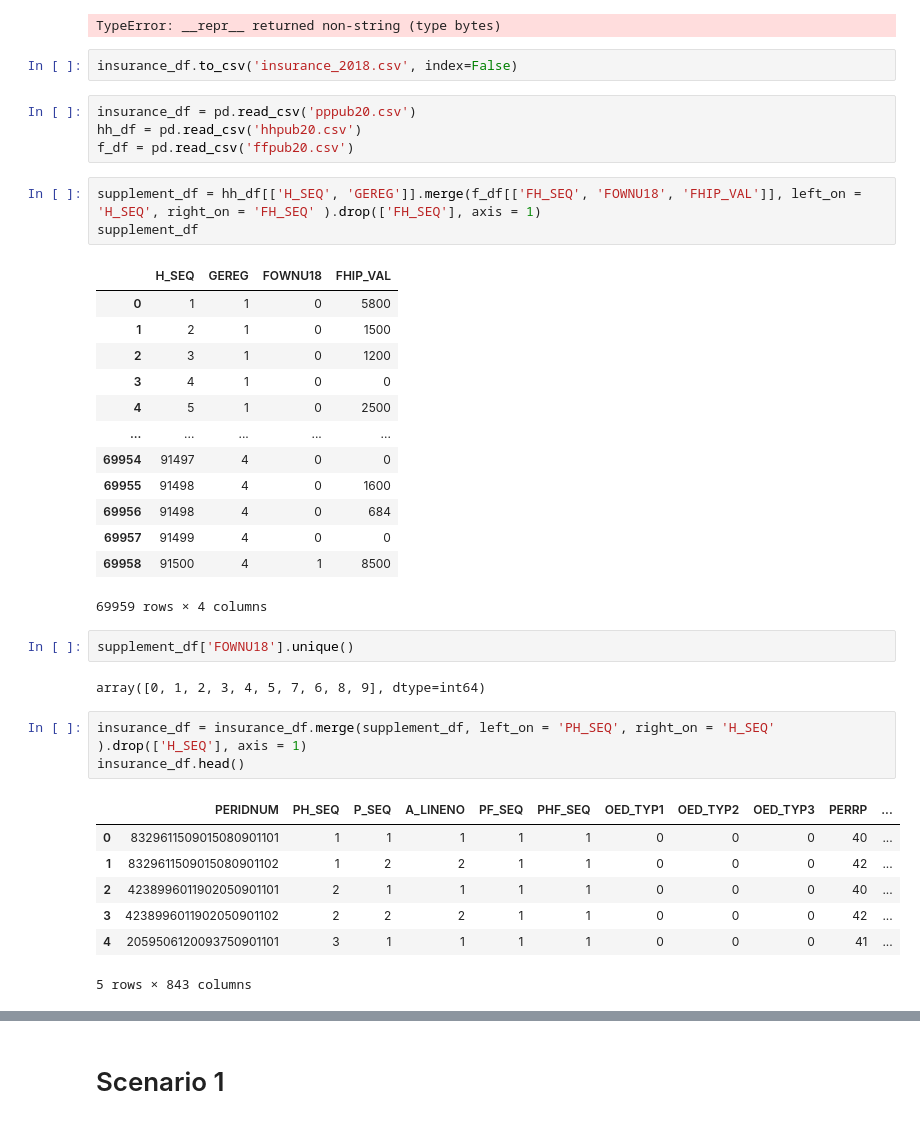
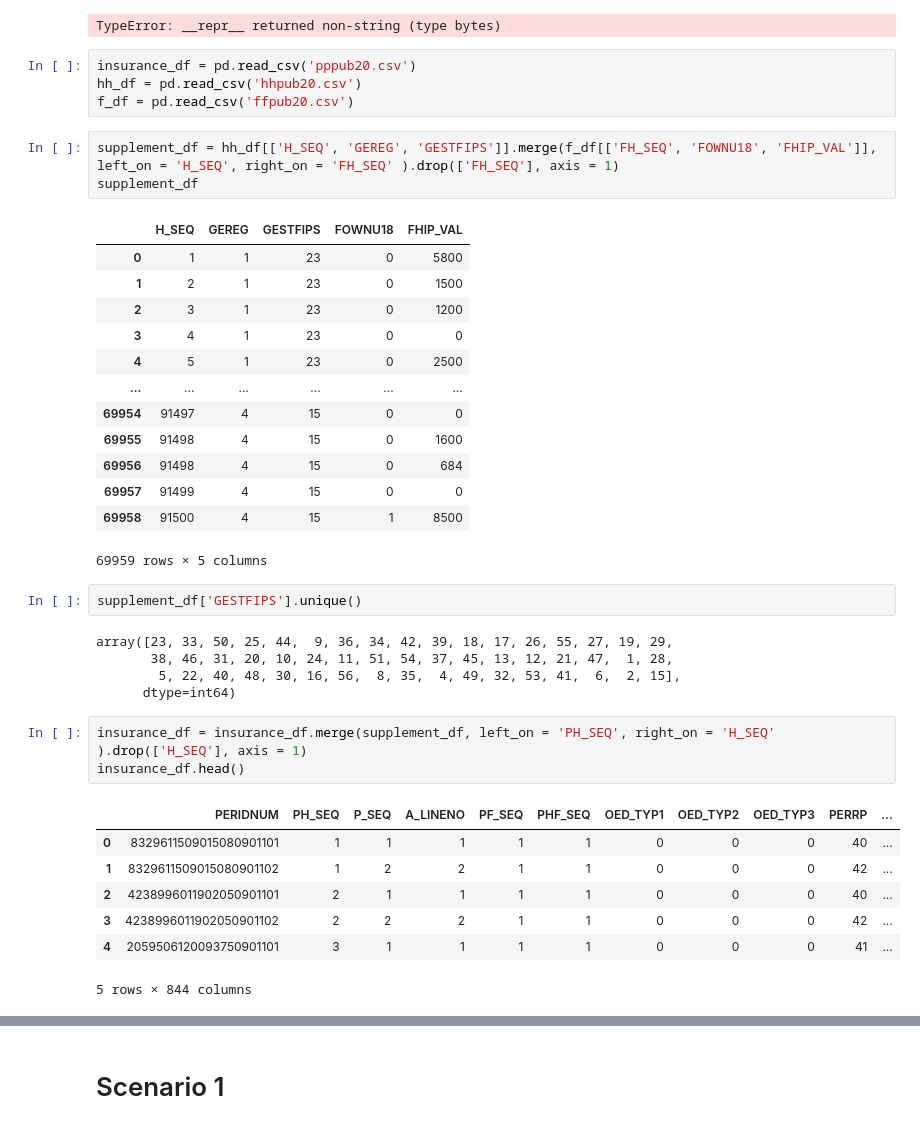
Before and after one commit to duyhho/Dynahealth-Backend, a Jupyter notebook: COVID.ipynb, the cells around one changed output, grey strips where cells are left out. Drawn from its saved outputs; the diff is of its cells as text.

```diff
--- a/COVID.ipynb
+++ b/COVID.ipynb
@@ -39,33 +39,34 @@ with SAS7BDAT('insurance_2018.sas7bdat') as reader:
 reader.columns
 # %% [output]
 TypeError: __repr__ returned non-string (type bytes)
-# %%
-insurance_df.to_csv('insurance_2018.csv', index=False)
 # %%
 insurance_df = pd.read_csv('pppub20.csv')
 hh_df = pd.read_csv('hhpub20.csv')
 f_df = pd.read_csv('ffpub20.csv')
 # %%
-supplement_df = hh_df[['H_SEQ', 'GEREG']].merge(f_df[['FH_SEQ', 'FOWNU18', 'FHIP_VAL']], left_on = 'H_SEQ', right_on = 'FH_SEQ' ).drop(['FH_SEQ'], axis = 1)
+supplement_df = hh_df[['H_SEQ', 'GEREG', 'GESTFIPS']].merge(f_df[['FH_SEQ', 'FOWNU18', 'FHIP_VAL']], left_on = 'H_SEQ', right_on = 'FH_SEQ' ).drop(['FH_SEQ'], axis = 1)
 supplement_df
 # %% [output]
-|  | H_SEQ | GEREG | FOWNU18 | FHIP_VAL |
-| 0 | 1 | 1 | 0 | 5800 |
-| 1 | 2 | 1 | 0 | 1500 |
-| 2 | 3 | 1 | 0 | 1200 |
-| 3 | 4 | 1 | 0 | 0 |
-| 4 | 5 | 1 | 0 | 2500 |
-| ... | ... | ... | ... | ... |
-| 69954 | 91497 | 4 | 0 | 0 |
-| 69955 | 91498 | 4 | 0 | 1600 |
-| 69956 | 91498 | 4 | 0 | 684 |
-| 69957 | 91499 | 4 | 0 | 0 |
-| 69958 | 91500 | 4 | 1 | 8500 |
+|  | H_SEQ | GEREG | GESTFIPS | FOWNU18 | FHIP_VAL |
+| 0 | 1 | 1 | 23 | 0 | 5800 |
+| 1 | 2 | 1 | 23 | 0 | 1500 |
+| 2 | 3 | 1 | 23 | 0 | 1200 |
+| 3 | 4 | 1 | 23 | 0 | 0 |
+| 4 | 5 | 1 | 23 | 0 | 2500 |
+| ... | ... | ... | ... | ... | ... |
+| 69954 | 91497 | 4 | 15 | 0 | 0 |
+| 69955 | 91498 | 4 | 15 | 0 | 1600 |
+| 69956 | 91498 | 4 | 15 | 0 | 684 |
+| 69957 | 91499 | 4 | 15 | 0 | 0 |
+| 69958 | 91500 | 4 | 15 | 1 | 8500 |
-69959 rows × 4 columns
+69959 rows × 5 columns
 # %%
-supplement_df['FOWNU18'].unique()
+supplement_df['GESTFIPS'].unique()
 # %% [output]
-array([0, 1, 2, 3, 4, 5, 7, 6, 8, 9], dtype=int64)
+array([23, 33, 50, 25, 44,  9, 36, 34, 42, 39, 18, 17, 26, 55, 27, 19, 29,
+       38, 46, 31, 20, 10, 24, 11, 51, 54, 37, 45, 13, 12, 21, 47,  1, 28,
+        5, 22, 40, 48, 30, 16, 56,  8, 35,  4, 49, 32, 53, 41,  6,  2, 15],
+      dtype=int64)
 # %%
 insurance_df = insurance_df.merge(supplement_df, left_on = 'PH_SEQ', right_on = 'H_SEQ' ).drop(['H_SEQ'], axis = 1)
 insurance_df.head()
@@ -76,4 +77,4 @@ insurance_df.head()
 | 2 | 4238996011902050901101 | 2 | 1 | 1 | 1 | 1 | 0 | 0 | 0 | 40 | ... |
 | 3 | 4238996011902050901102 | 2 | 2 | 2 | 1 | 1 | 0 | 0 | 0 | 42 | ... |
 | 4 | 2059506120093750901101 | 3 | 1 | 1 | 1 | 1 | 0 | 0 | 0 | 41 | ... |
-5 rows × 843 columns
+5 rows × 844 columns
```
Also changed, not shown: parts of 6 cells of this notebook, 3 other files.
